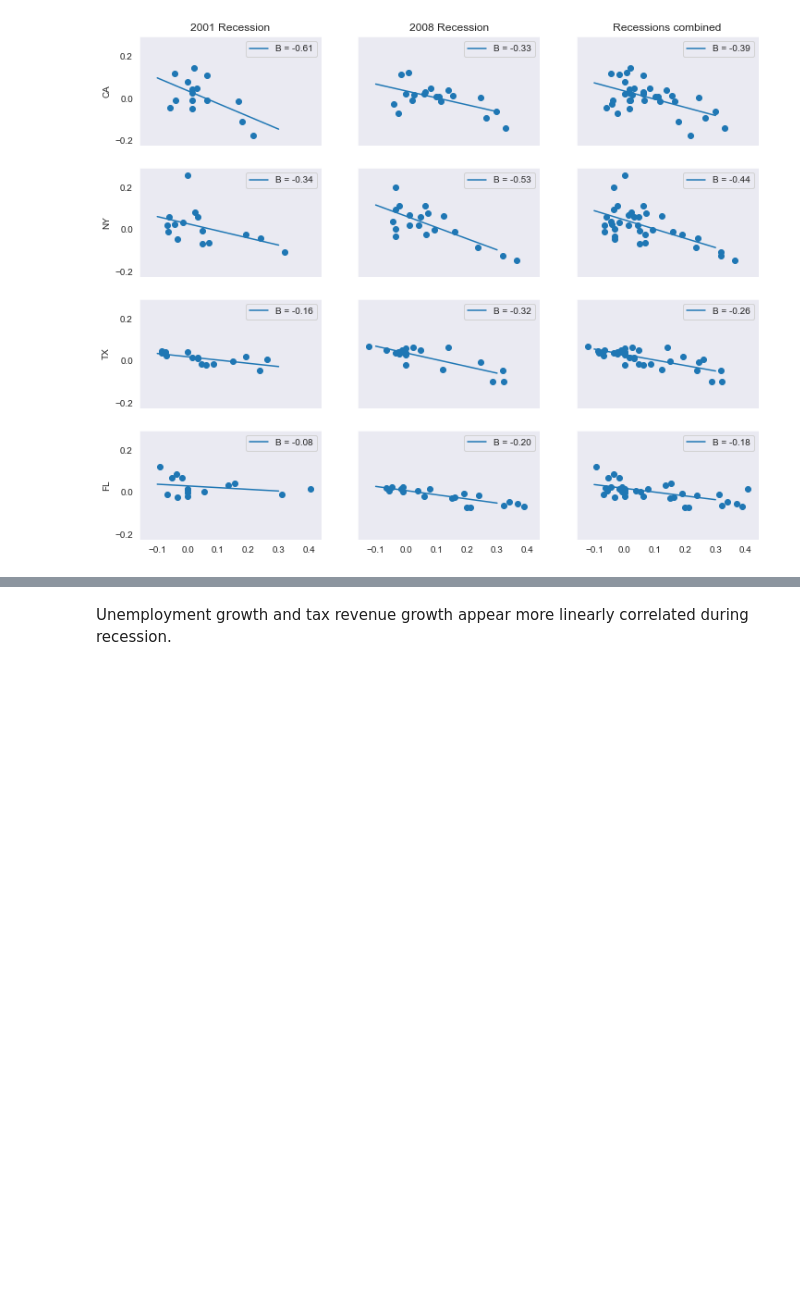
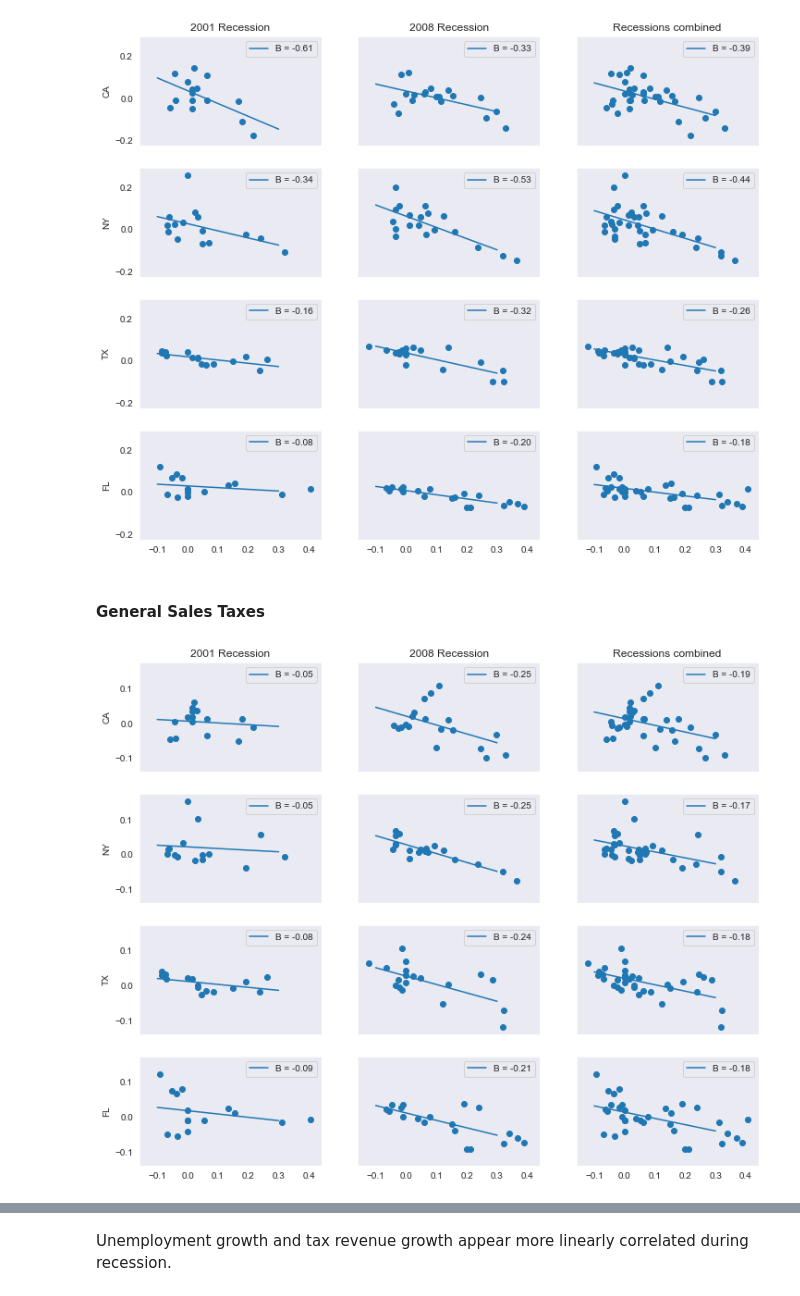
Before and after one commit to rcstein/qtax, a Jupyter notebook: QTax Data Analysis.ipynb, the cells around one changed output, grey strips where cells are left out. Drawn from its saved outputs; the diff is of its cells as text; code cells hidden in the pictures; blank space fills up the shorter version.

```diff
--- a/QTax Data Analysis.ipynb
+++ b/QTax Data Analysis.ipynb
@@ -919,4 +916,10 @@ all_recession = pd.concat([data.loc['2000-04-01':'2003-10-01'],data.loc['2007-01
 # %%
+tax = 'Total'
+data = filter_data(tax, value = '2q_gr')
+_2001_recession = data.loc['2000-04-01':'2003-10-01']
+_2008_recession = data.loc['2007-01-01':'2011-07-01']
+all_recession = pd.concat([data.loc['2000-04-01':'2003-10-01'],data.loc['2007-01-01':'2011-07-01']])
+
 fig, axs = plt.subplots(nrows = 4, ncols = 3,figsize = (12,10),sharex = True, sharey = True)
 axs = axs.flat
 x = np.linspace(-.1,.3,100)
@@ -933,22 +936,66 @@ axs[2].set_title('Recessions combined')
 #2001 recession
 for state, plot in zip(['CA','NY','TX','FL'],[0,3,6,9]):
     axs[plot].scatter(x = _2001_recession_ur[state], y = _2001_recession[state], label = None)
-    axs[plot].plot(x,(betas.loc[('Total',state),'2001_recession_b']*x) + betas.loc[('Total',state),'2001_recession_intercept'],
-           label = 'B = {:.2f}'.format(betas.loc[('Total',state),'2001_recession_b']))
+    axs[plot].plot(x,(betas.loc[(tax,state),'2001_recession_b']*x) + betas.loc[(tax,state),'2001_recession_intercept'],
+           label = 'B = {:.2f}'.format(betas.loc[(tax,state),'2001_recession_b']))
     axs[plot].legend()
 
 #2008 recession
 for state, plot in zip(['CA','NY','TX','FL'],[1,4,7,10]):
     axs[plot].scatter(x = _2008_recession_ur[state], y = _2008_recession[state], label = None)
-    axs[plot].plot(x,(betas.loc[('Total',state),'2008_recession_b']*x) + betas.loc[('Total',state),'2008_recession_intercept'],
-           label = 'B = {:.2f}'.format(betas.loc[('Total',state),'2008_recession_b']))
+    axs[plot].plot(x,(betas.loc[(tax,state),'2008_recession_b']*x) + betas.loc[(tax,state),'2008_recession_intercept'],
+           label = 'B = {:.2f}'.format(betas.loc[(tax,state),'2008_recession_b']))
     axs[plot].legend()
 
 #Both recessions
 for state, plot in zip(['CA','NY','TX','FL'],[2,5,8,11]):
     axs[plot].scatter(x = all_recession_ur[state], y = all_recession[state], label = None)
-    axs[plot].plot(x,(betas.loc[('Total',state),'all_recession_b']*x) + betas.loc[('Total',state),'all_recession_intercept'],
-           label = 'B = {:.2f}'.format(betas.loc[('Total',state),'all_recession_b']))
+    axs[plot].plot(x,(betas.loc[(tax,state),'all_recession_b']*x) + betas.loc[(tax,state),'all_recession_intercept'],
+           label = 'B = {:.2f}'.format(betas.loc[(tax,state),'all_recession_b']))
     axs[plot].legend()
 # %% [output]
 [figure]
+# %% [markdown]
+#### General Sales Taxes
+# %%
+tax = 'GeneralSalesandGrossReceipts'
+data = filter_data(tax, value = '2q_gr')
+_2001_recession = data.loc['2000-04-01':'2003-10-01']
+_2008_recession = data.loc['2007-01-01':'2011-07-01']
+all_recession = pd.concat([data.loc['2000-04-01':'2003-10-01'],data.loc['2007-01-01':'2011-07-01']])
+
+fig, axs = plt.subplots(nrows = 4, ncols = 3,figsize = (12,10),sharex = True, sharey = True)
+axs = axs.flat
+x = np.linspace(-.1,.3,100)
+
+axs[0].set_ylabel('CA')
+axs[3].set_ylabel('NY')
+axs[6].set_ylabel('TX')
+axs[9].set_ylabel('FL')
+
+axs[0].set_title('2001 Recession')
+axs[1].set_title('2008 Recession')
+axs[2].set_title('Recessions combined')
+
+#2001 recession
+for state, plot in zip(['CA','NY','TX','FL'],[0,3,6,9]):
+    axs[plot].scatter(x = _2001_recession_ur[state], y = _2001_recession[state], label = None)
+    axs[plot].plot(x,(betas.loc[(tax,state),'2001_recession_b']*x) + betas.loc[(tax,state),'2001_recession_intercept'],
+           label = 'B = {:.2f}'.format(betas.loc[(tax,state),'2001_recession_b']))
+    axs[plot].legend()
+
+#2008 recession
+for state, plot in zip(['CA','NY','TX','FL'],[1,4,7,10]):
+    axs[plot].scatter(x = _2008_recession_ur[state], y = _2008_recession[state], label = None)
+    axs[plot].plot(x,(betas.loc[(tax,state),'2008_recession_b']*x) + betas.loc[(tax,state),'2008_recession_intercept'],
+           label = 'B = {:.2f}'.format(betas.loc[(tax,state),'2008_recession_b']))
+    axs[plot].legend()
+
+#Both recessions
+for state, plot in zip(['CA','NY','TX','FL'],[2,5,8,11]):
+    axs[plot].scatter(x = all_recession_ur[state], y = all_recession[state], label = None)
+    axs[plot].plot(x,(betas.loc[(tax,state),'all_recession_b']*x) + betas.loc[(tax,state),'all_recession_intercept'],
+           label = 'B = {:.2f}'.format(betas.loc[(tax,state),'all_recession_b']))
+    axs[plot].legend()
+# %% [output]
+[figure, added]
```
Also changed, not shown: parts of 7 cells of this notebook.
